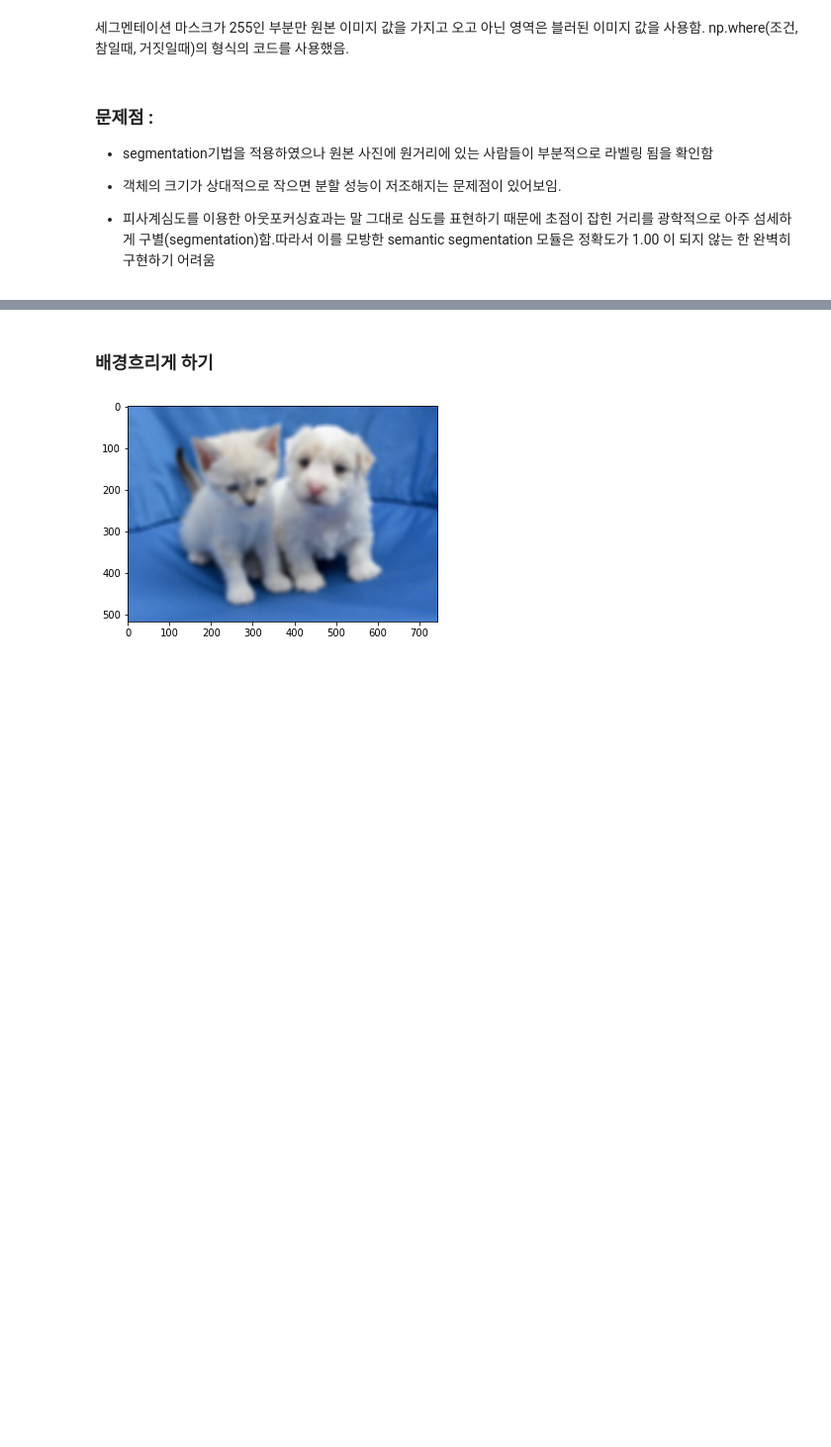
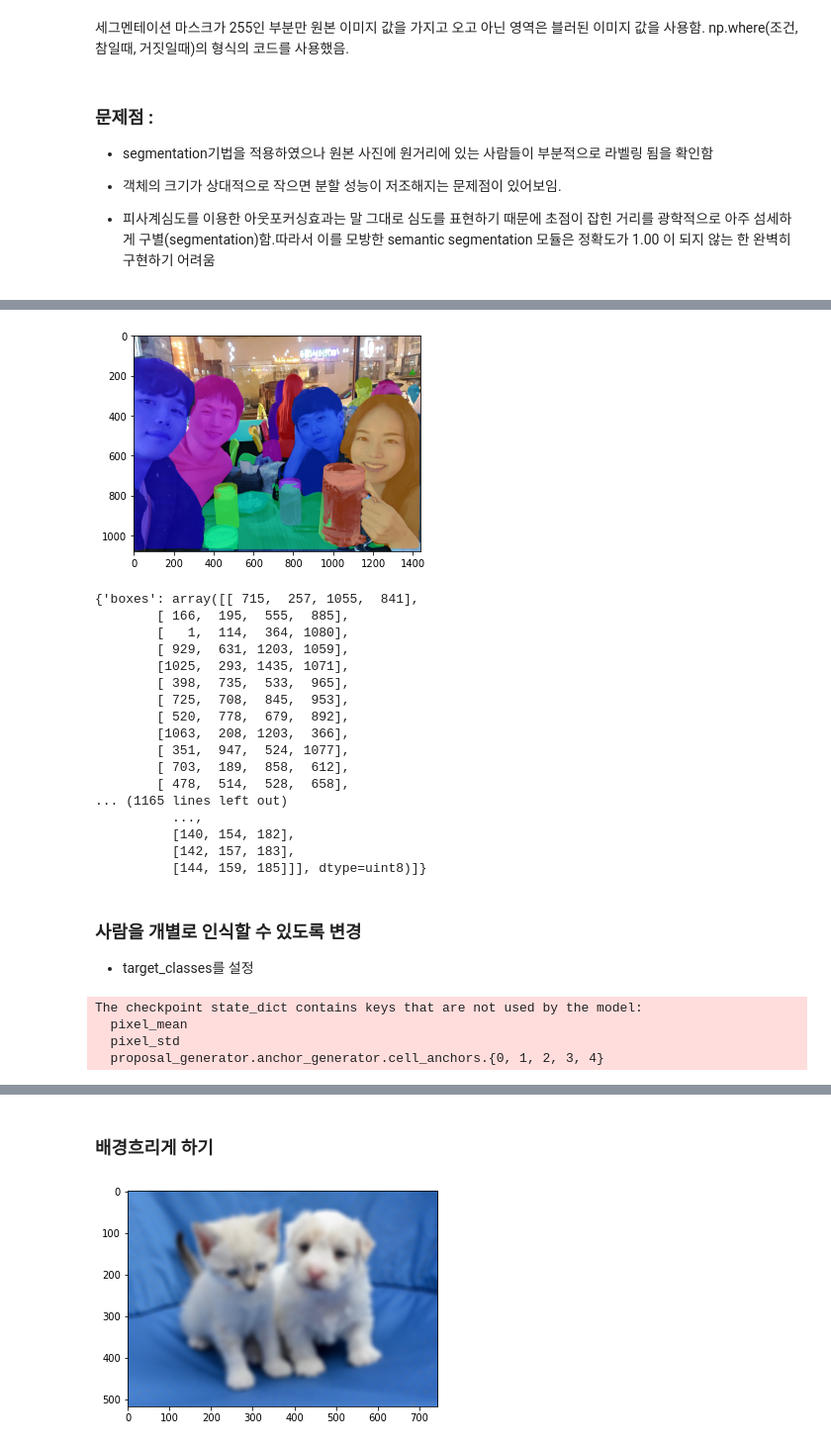
Before and after one commit to WONJINOH/-AIFFEL-Deep-Learning-projects, a Jupyter notebook: [E-07] shallow focus 인물사진 만들기.ipynb, the cells around one changed output, grey strips where cells are left out. Shown at 99% size. Cells and saved outputs as stored; diff of their text form; code cells hidden in the pictures; blank space fills up the shorter version.

```diff
--- a/[E-07] shallow focus 인물사진 만들기.ipynb
+++ b/[E-07] shallow focus 인물사진 만들기.ipynb
@@ -486,0 +297,9 @@ plt.show()
+# %%
+model_file = os.path.join(model_dir, 'pointrend_resnet101.pkl')
+img1_path = os.getenv('HOME')+'/aiffel/human_segmentation/images/img2.jpg'
+img1_orig = cv2.imread(img1_path)
+
+ins = instanceSegmentation()
+ins.load_model(model_file, network_backbone="resnet101")
+results1, output1 = ins.segmentImage(img1_path, extract_from_box = True, # 박스는 필요없으므로 삭제
+                                    extract_segmented_objects=True, save_extracted_objects=True)
@@ -486,0 +313,42 @@ plt.show()
+# %%
+plt.imshow(output1)
+plt.show()
+results1
+# %% [output]
+[figure, added]
+{'boxes': array([[ 715,  257, 1055,  841],
+        [ 166,  195,  555,  885],
+        [   1,  114,  364, 1080],
+        [ 929,  631, 1203, 1059],
+        [1025,  293, 1435, 1071],
+        [ 398,  735,  533,  965],
+        [ 725,  708,  845,  953],
+        [ 520,  778,  679,  892],
+        [1063,  208, 1203,  366],
+        [ 351,  947,  524, 1077],
+        [ 703,  189,  858,  612],
+        [ 478,  514,  528,  658],
+... (1165 lines left out)
+          ...,
+          [140, 154, 182],
+          [142, 157, 183],
+          [144, 159, 185]]], dtype=uint8)]}
+# %% [markdown]
+### 사람을 개별로 인식할 수 있도록 변경
+
+- target_classes를 설정
+# %%
+# 저장할 파일 이름 결정
+img1_path = os.getenv('HOME')+'/aiffel/human_segmentation/images/img2.jpg'
+img1_orig = cv2.imread(img1_path)
+
+ins = instanceSegmentation()
+ins.load_model(model_file, network_backbone="resnet101")
+target_classes = ins.select_target_classes(person = True)
+results1, output1 = ins.segmentImage(img1_path, segment_target_classes = target_classes, extract_from_box = True,
+                                    extract_segmented_objects=True, save_extracted_objects=True)
+# %% [output]
+The checkpoint state_dict contains keys that are not used by the model:
+  pixel_mean
+  pixel_std
+  proposal_generator.anchor_generator.cell_anchors.{0, 1, 2, 3, 4}
```
Also changed, not shown: parts of 101 cells of this notebook, 4 other files.
